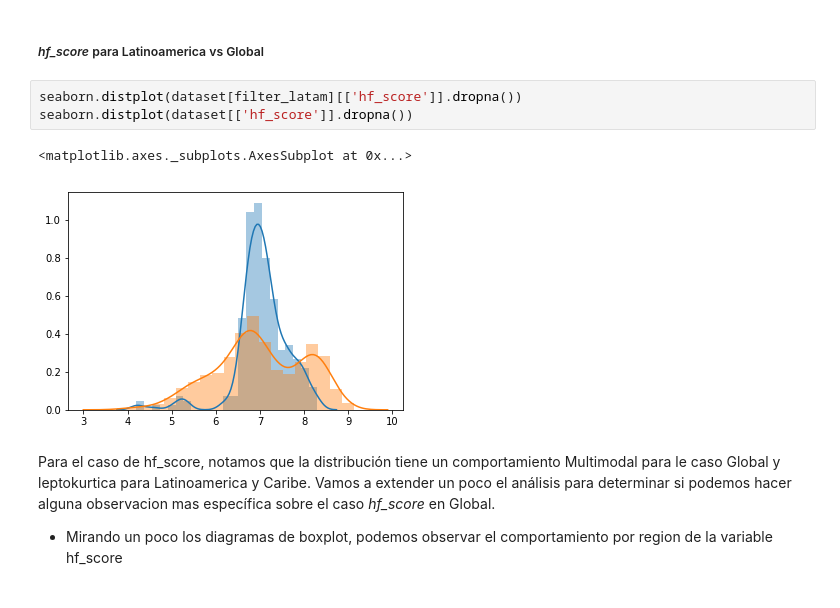
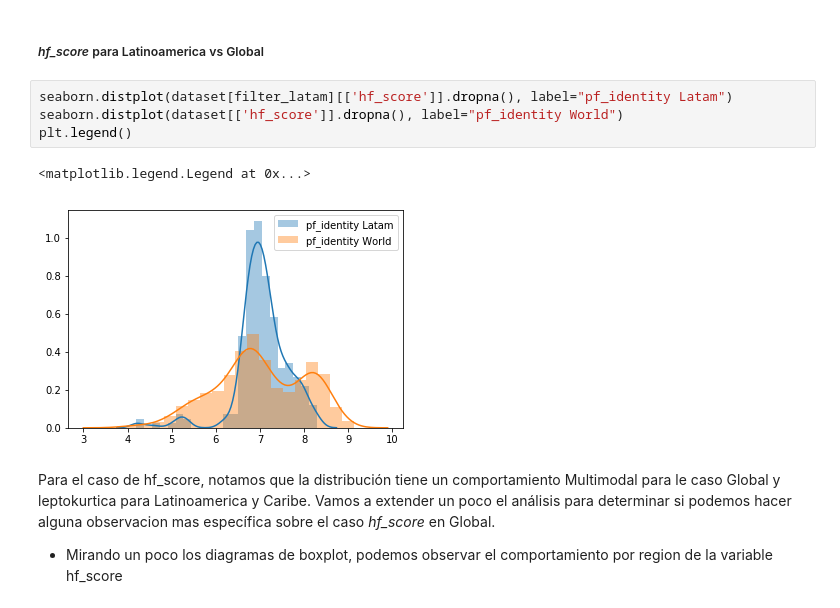
Before and after one commit to manquius/diplodatos_ayv, a Jupyter notebook: 02_practico_I.ipynb, the cells around one changed output. Cells and saved outputs as stored; diff of their text form.

```diff
--- a/02_practico_Sebastian.ipynb
+++ b/02_practico_I.ipynb
@@ -296,11 +376,12 @@ Cuando estábamos observando *outliers* en el diagrama boxplot, podíamos observ
 # %% [markdown]
 ##### *hf_score* para Latinoamerica vs Global
 # %%
-seaborn.distplot(dataset[filter_latam][['hf_score']].dropna())
-seaborn.distplot(dataset[['hf_score']].dropna())
+seaborn.distplot(dataset[filter_latam][['hf_score']].dropna(), label="pf_identity Latam")
+seaborn.distplot(dataset[['hf_score']].dropna(), label="pf_identity World")
+plt.legend()
 # %% [output]
-<matplotlib.axes._subplots.AxesSubplot at 0x...>
+<matplotlib.legend.Legend at 0x...>
-[figure, old version]
+[figure, new version]
 # %% [markdown]
 Para el caso de hf_score, notamos que la distribución tiene un comportamiento Multimodal para le caso Global y leptokurtica para Latinoamerica y Caribe. Vamos a extender un poco el análisis para determinar si podemos hacer alguna observacion mas específica sobre el caso *hf_score* en Global.
 - Mirando un poco los diagramas de boxplot, podemos observar el comportamiento por region de la variable hf_score
```
Also changed, not shown: parts of 37 cells of this notebook, 1 other file.
